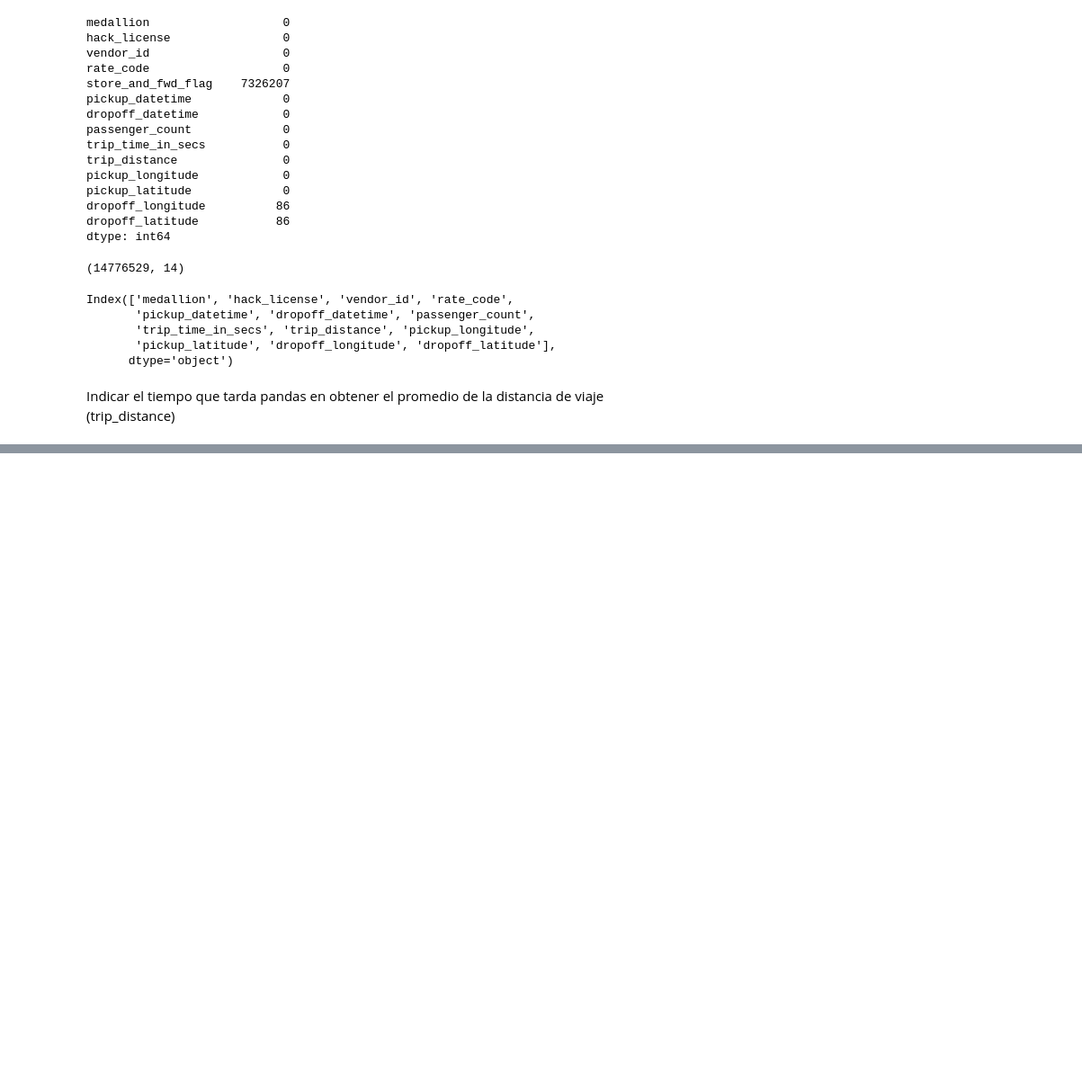
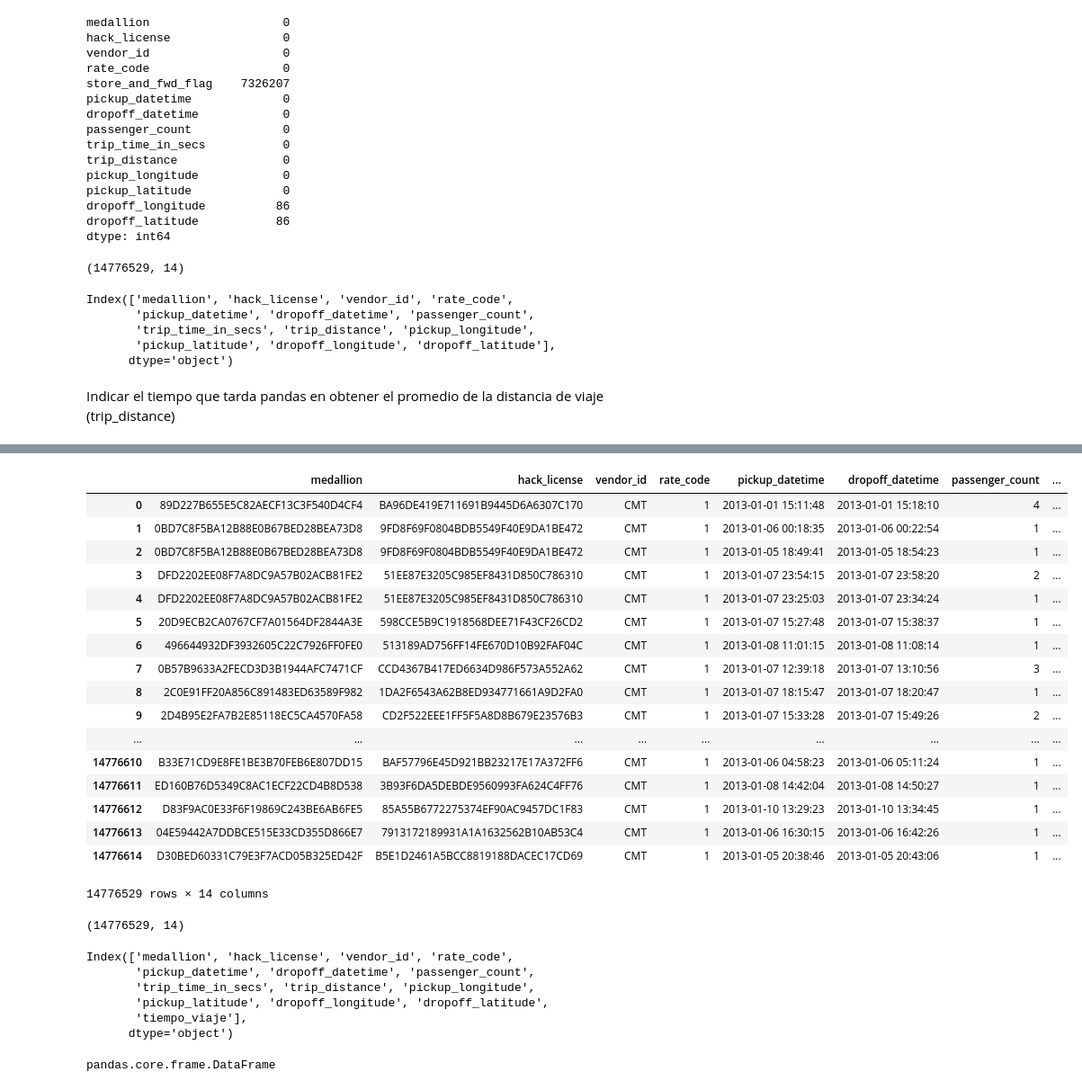
Before and after one commit to htapiagroup/sistemas-distribuidos-evaluacion-intersemestral-ark150, a Jupyter notebook: MAC_SistDist_Ex1_LDHJ.ipynb, the cells around one changed output, grey strips where cells are left out. Shown at 90% size. Saved outputs shown, nothing was run; the diff lists cells and outputs as text; code cells hidden in the pictures; blank space fills up the shorter version.

```diff
--- a/MAC_SistDist_Ex1_LDHJ.ipynb
+++ b/MAC_SistDist_Ex1_LDHJ.ipynb
@@ -265,0 +316,4 @@ Para descargar solo un archivo
+# %%
+df['pickup_datetime']=da.to_datetime(df['pickup_datetime'])
+# %%
+df['dropoff_datetime']=da.to_datetime(df['dropoff_datetime'])
@@ -265,0 +322,42 @@ Para descargar solo un archivo
+# %%
+viajes=df['dropoff_datetime']-df['pickup_datetime']
+# %%
+nuevo=df.assign(tiempo_viaje=viajes)
+# %%
+nuevo
+# %% [output]
+|  | medallion | hack_license | vendor_id | rate_code | pickup_datetime | dropoff_datetime | passenger_count | ... |
+| 0 | 89D227B655E5C82AECF13C3F540D4CF4 | BA96DE419E711691B9445D6A6307C170 | CMT | 1 | 2013-01-01 15:11:48 | 2013-01-01 15:18:10 | 4 | ... |
+| 1 | 0BD7C8F5BA12B88E0B67BED28BEA73D8 | 9FD8F69F0804BDB5549F40E9DA1BE472 | CMT | 1 | 2013-01-06 00:18:35 | 2013-01-06 00:22:54 | 1 | ... |
+| 2 | 0BD7C8F5BA12B88E0B67BED28BEA73D8 | 9FD8F69F0804BDB5549F40E9DA1BE472 | CMT | 1 | 2013-01-05 18:49:41 | 2013-01-05 18:54:23 | 1 | ... |
+| 3 | DFD2202EE08F7A8DC9A57B02ACB81FE2 | 51EE87E3205C985EF8431D850C786310 | CMT | 1 | 2013-01-07 23:54:15 | 2013-01-07 23:58:20 | 2 | ... |
+| 4 | DFD2202EE08F7A8DC9A57B02ACB81FE2 | 51EE87E3205C985EF8431D850C786310 | CMT | 1 | 2013-01-07 23:25:03 | 2013-01-07 23:34:24 | 1 | ... |
+| 5 | 20D9ECB2CA0767CF7A01564DF2844A3E | 598CCE5B9C1918568DEE71F43CF26CD2 | CMT | 1 | 2013-01-07 15:27:48 | 2013-01-07 15:38:37 | 1 | ... |
+| 6 | 496644932DF3932605C22C7926FF0FE0 | 513189AD756FF14FE670D10B92FAF04C | CMT | 1 | 2013-01-08 11:01:15 | 2013-01-08 11:08:14 | 1 | ... |
+| 7 | 0B57B9633A2FECD3D3B1944AFC7471CF | CCD4367B417ED6634D986F573A552A62 | CMT | 1 | 2013-01-07 12:39:18 | 2013-01-07 13:10:56 | 3 | ... |
+| 8 | 2C0E91FF20A856C891483ED63589F982 | 1DA2F6543A62B8ED934771661A9D2FA0 | CMT | 1 | 2013-01-07 18:15:47 | 2013-01-07 18:20:47 | 1 | ... |
+| 9 | 2D4B95E2FA7B2E85118EC5CA4570FA58 | CD2F522EEE1FF5F5A8D8B679E23576B3 | CMT | 1 | 2013-01-07 15:33:28 | 2013-01-07 15:49:26 | 2 | ... |
+| ... | ... | ... | ... | ... | ... | ... | ... | ... |
+| 14776610 | B33E71CD9E8FE1BE3B70FEB6E807DD15 | BAF57796E45D921BB23217E17A372FF6 | CMT | 1 | 2013-01-06 04:58:23 | 2013-01-06 05:11:24 | 1 | ... |
+| 14776611 | ED160B76D5349C8AC1ECF22CD4B8D538 | 3B93F6DA5DEBDE9560993FA624C4FF76 | CMT | 1 | 2013-01-08 14:42:04 | 2013-01-08 14:50:27 | 1 | ... |
+| 14776612 | D83F9AC0E33F6F19869C243BE6AB6FE5 | 85A55B6772275374EF90AC9457DC1F83 | CMT | 1 | 2013-01-10 13:29:23 | 2013-01-10 13:34:45 | 1 | ... |
+| 14776613 | 04E59442A7DDBCE515E33CD355D866E7 | 7913172189931A1A1632562B10AB53C4 | CMT | 1 | 2013-01-06 16:30:15 | 2013-01-06 16:42:26 | 1 | ... |
+| 14776614 | D30BED60331C79E3F7ACD05B325ED42F | B5E1D2461A5BCC8819188DACEC17CD69 | CMT | 1 | 2013-01-05 20:38:46 | 2013-01-05 20:43:06 | 1 | ... |
+14776529 rows × 14 columns
+# %%
+nuevo.shape
+# %% [output]
+(14776529, 14)
+# %%
+nuevo.columns
+# %% [output]
+Index(['medallion', 'hack_license', 'vendor_id', 'rate_code',
+       'pickup_datetime', 'dropoff_datetime', 'passenger_count',
+       'trip_time_in_secs', 'trip_distance', 'pickup_longitude',
+       'pickup_latitude', 'dropoff_longitude', 'dropoff_latitude',
+       'tiempo_viaje'],
+      dtype='object')
+# %%
+type(nuevo)
+# %% [output]
+pandas.core.frame.DataFrame
```
Also changed, not shown: parts of 65 cells of this notebook.
